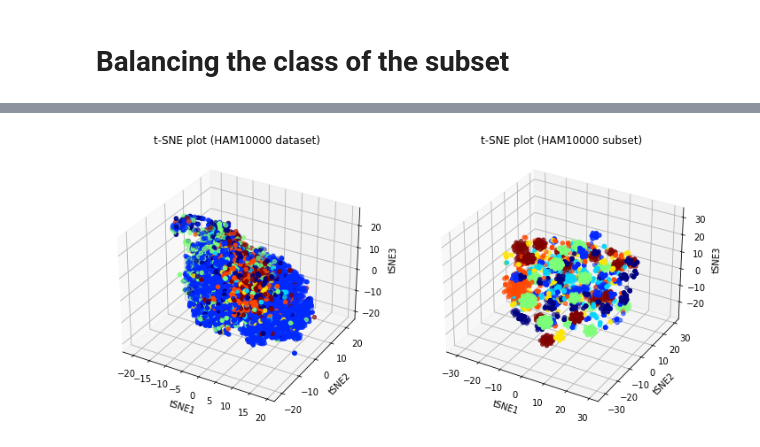
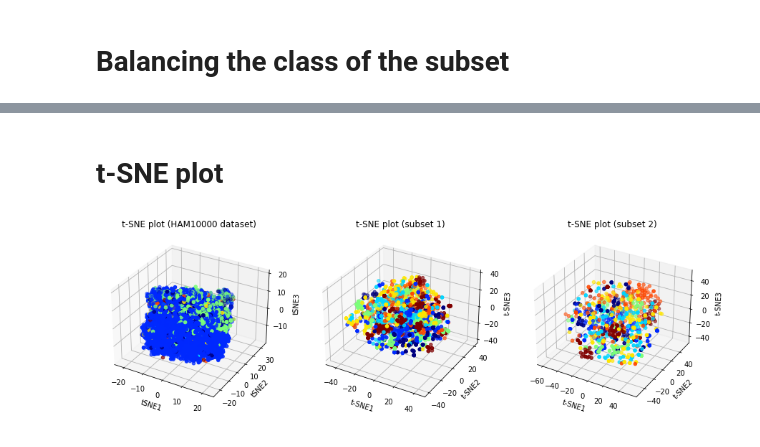
Before and after one commit to Nazmul92/CMPT828-project, a Jupyter notebook: course_project.ipynb, the cells around one changed output, grey strips where cells are left out. Cells and saved outputs as stored; diff of their text form; code cells hidden in the pictures.

```diff
--- a/course_project.ipynb
+++ b/course_project.ipynb
@@ -150,4 +184,10 @@ images.shape
+# %%
+images_a = np.array(images_sub_a)
+images_b = np.array(images_sub_b)
+# %%
+images_a = images_a.reshape(images_a.shape[0], -1)
+images_b = images_b.reshape(images_b.shape[0], -1)
 # %%
 tsne = manifold.TSNE(n_components=3, random_state=42)
 # %%
-model_tsne = tsne.fit_transform(images)
+model_tsne_a = tsne.fit_transform(images_a)
@@ -183,18 +194,31 @@ plt.show()
+# %%
+model_tsne_b = tsne.fit_transform(images_b)
+# %% [markdown]
+# t-SNE plot
 # %%
-fig = plt.figure(figsize=(12,12))
-ax1 = fig.add_subplot(121, projection='3d')
+fig = plt.figure(figsize=(15,10))
+ax1 = fig.add_subplot(231, projection='3d')
 ax1.scatter(df_tsne[:,0], df_tsne[:,1], df_tsne[:,2], c=df_labels, cmap='jet')
 ax1.set_xlabel('tSNE1')
 ax1.set_ylabel('tSNE2')
 ax1.set_zlabel('tSNE3')
 ax1.set_title('t-SNE plot (HAM10000 dataset)')
 
-ax2 = fig.add_subplot(122, projection='3d')
-ax2.scatter(model_tsne[:,0], model_tsne[:,1], model_tsne[:,2], c=int_labels, cmap='jet')
-ax2.set_xlabel('tSNE1')
-ax2.set_ylabel('tSNE2')
-ax2.set_zlabel('tSNE3')
-ax2.set_title('t-SNE plot (HAM10000 subset)')
+ax2 = fig.add_subplot(232, projection='3d')
+ax2.scatter(model_tsne_a[:,0], model_tsne_a[:,1], model_tsne_a[:,2], c=int_labels_a, cmap='jet')
+ax2.set_xlabel('t-SNE1')
+ax2.set_ylabel('t-SNE2')
+ax2.set_zlabel('t-SNE3')
+ax2.set_title('t-SNE plot (subset 1)')
+
+ax2 = fig.add_subplot(233, projection='3d')
+ax2.scatter(model_tsne_b[:,0], model_tsne_b[:,1], model_tsne_b[:,2], c=int_labels_b, cmap='jet')
+ax2.set_xlabel('t-SNE1')
+ax2.set_ylabel('t-SNE2')
+ax2.set_zlabel('t-SNE3')
+ax2.set_title('t-SNE plot (subset 2)')
+
+plt.savefig('t-SNE-HAM10K.pdf', dpi=300, bbox_inches='tight')
 plt.show()
 # %% [output]
-[figure, old version]
+[figure, new version]
```
Also changed, not shown: parts of 65 cells of this notebook.
